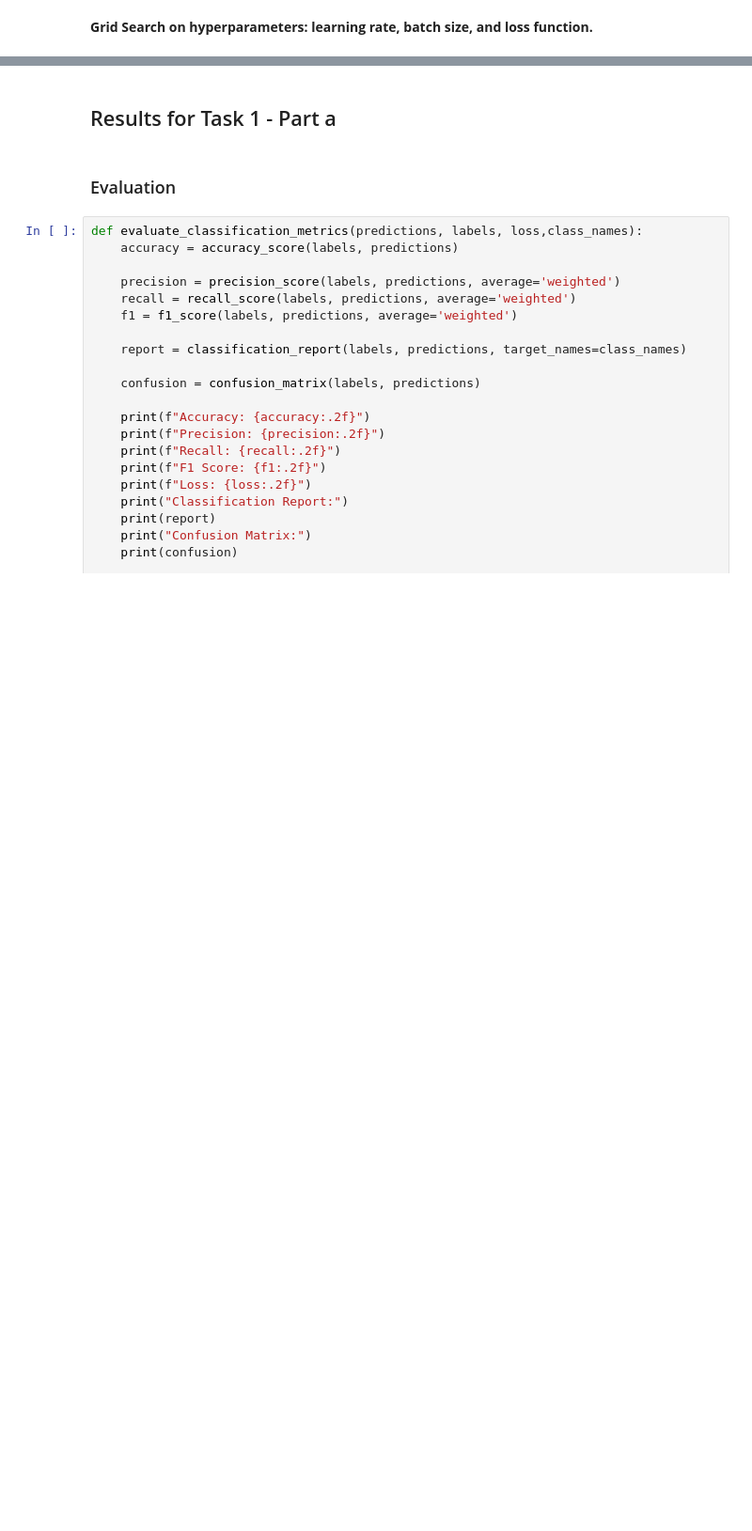
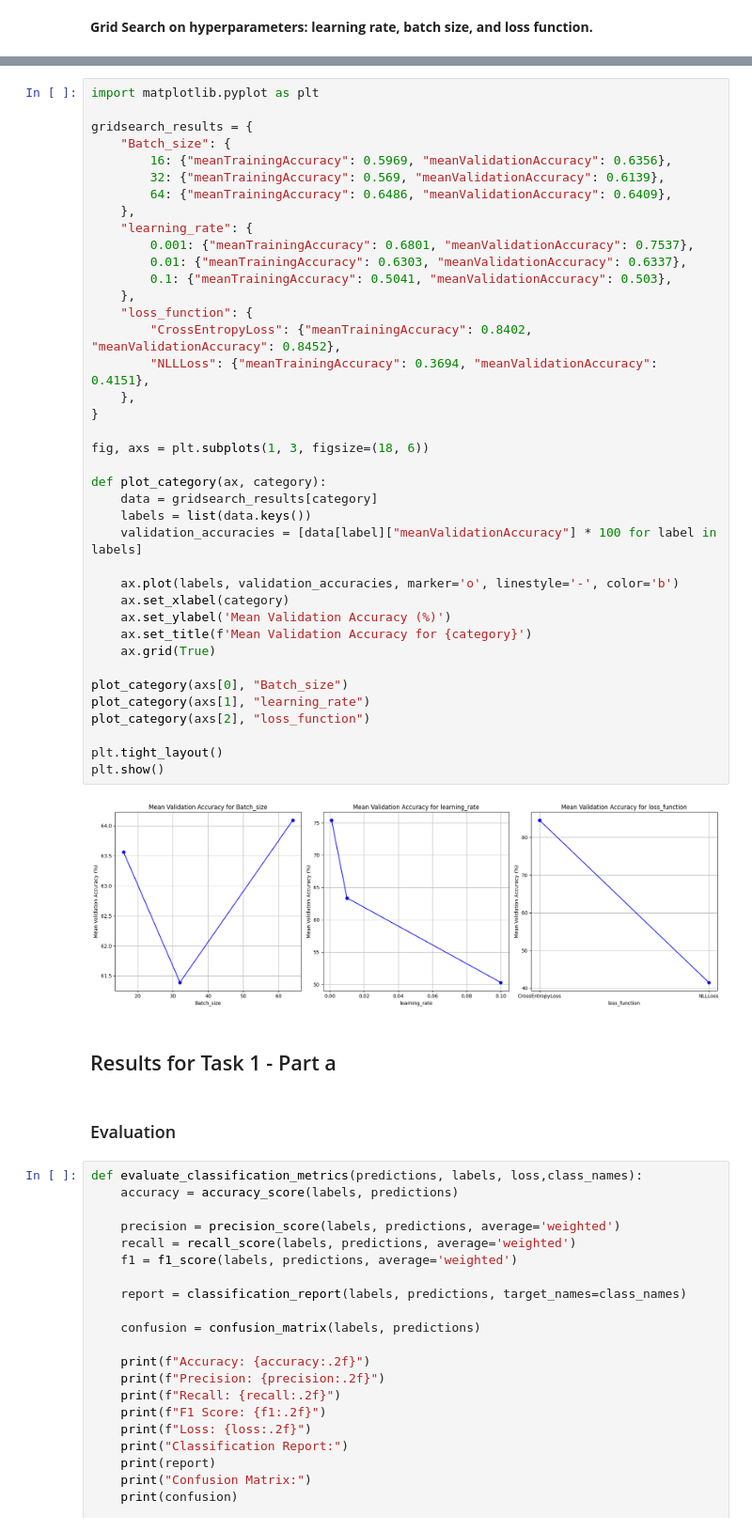
Before and after one commit to its-parmiss/Colorectal-cancer-classification---Transfer-learning-project, a Jupyter notebook: Comp_6321_Course_project.ipynb, the cells around one changed output, grey strips where cells are left out. Shown at 94% size. Drawn from its saved outputs; the diff is of its cells as text; blank space fills up the shorter version.

```diff
--- a/Comp_6321_Course_project.ipynb
+++ b/Comp_6321_Course_project.ipynb
@@ -527,3 +581,44 @@ train Loss: 0.5404 Acc: 0.7774
+# %%
+import matplotlib.pyplot as plt
+
+gridsearch_results = {
+    "Batch_size": {
+        16: {"meanTrainingAccuracy": 0.5969, "meanValidationAccuracy": 0.6356},
+        32: {"meanTrainingAccuracy": 0.569, "meanValidationAccuracy": 0.6139},
+        64: {"meanTrainingAccuracy": 0.6486, "meanValidationAccuracy": 0.6409},
+    },
+    "learning_rate": {
+        0.001: {"meanTrainingAccuracy": 0.6801, "meanValidationAccuracy": 0.7537},
+        0.01: {"meanTrainingAccuracy": 0.6303, "meanValidationAccuracy": 0.6337},
+        0.1: {"meanTrainingAccuracy": 0.5041, "meanValidationAccuracy": 0.503},
+    },
+    "loss_function": {
+        "CrossEntropyLoss": {"meanTrainingAccuracy": 0.8402, "meanValidationAccuracy": 0.8452},
+        "NLLLoss": {"meanTrainingAccuracy": 0.3694, "meanValidationAccuracy": 0.4151},
+    },
+}
+
+fig, axs = plt.subplots(1, 3, figsize=(18, 6))
+
+def plot_category(ax, category):
+    data = gridsearch_results[category]
+    labels = list(data.keys())
+    validation_accuracies = [data[label]["meanValidationAccuracy"] * 100 for label in labels]
+
+    ax.plot(labels, validation_accuracies, marker='o', linestyle='-', color='b')
+    ax.set_xlabel(category)
+    ax.set_ylabel('Mean Validation Accuracy (%)')
+    ax.set_title(f'Mean Validation Accuracy for {category}')
+    ax.grid(True)
+
+plot_category(axs[0], "Batch_size")
+plot_category(axs[1], "learning_rate")
+plot_category(axs[2], "loss_function")
+
+plt.tight_layout()
+plt.show()
+# %% [output]
+[figure, added]
 # %% [markdown]
 ## Results for Task 1 - Part a
 # %% [markdown]
```
Also changed, not shown: parts of 62 cells of this notebook.
